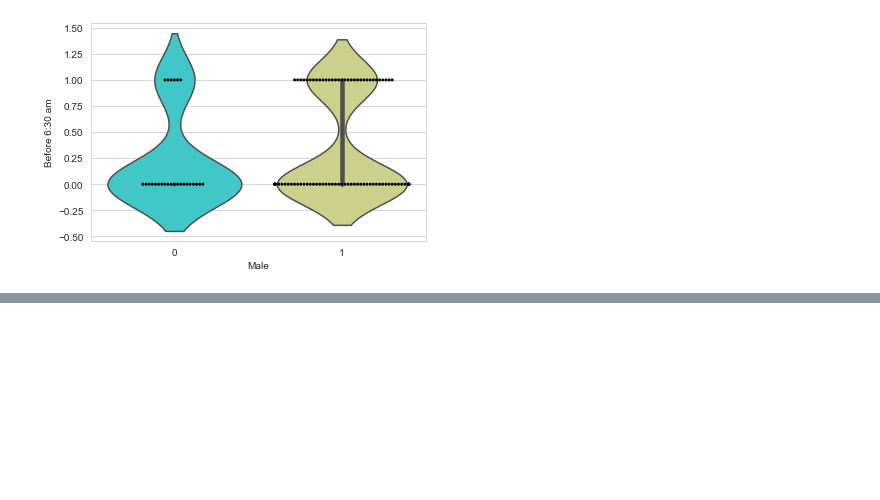
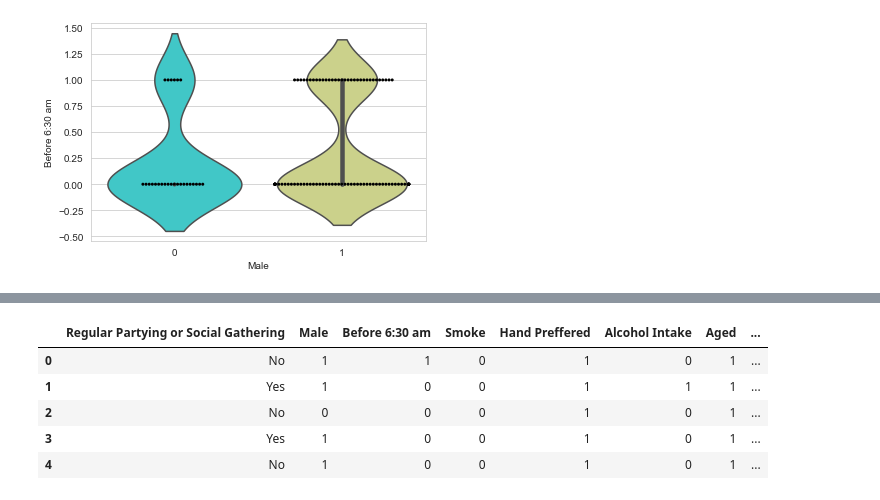
Before and after one commit to ManitejaPadigela/Understanding-Human-Behavior, a Jupyter notebook: HumanBehavior.ipynb, the cells around one changed output, grey strips where cells are left out. Saved outputs shown, nothing was run; the diff lists cells and outputs as text; code cells hidden in the pictures; blank space fills up the shorter version.

```diff
--- a/HumanBehavior.ipynb
+++ b/HumanBehavior.ipynb
@@ -131,0 +196,4 @@ sns.swarmplot(x="Male", y="Before 6:30 am", data=human_data,color='black',size=3
+# %%
+human_data.drop("Timestamp", axis=1, inplace=True)
+human_data.drop("Do you Drink", axis=1, inplace =True)
+human_data.drop("Dexterity", axis=1, inplace=True)
@@ -131,0 +292,13 @@ sns.swarmplot(x="Male", y="Before 6:30 am", data=human_data,color='black',size=3
+# %%
+human_data['Aged'] = human_data['Age'].apply(age)
+human_data['Before 10:30PM'] = human_data['Bed time'].apply(bedtime)
+human_data['Exercise'] = human_data['Do you Exercise'].apply(exercise)
+human_data['Drink type'] = human_data['Most Preferred'].apply(drinktype)
+human_data['Entertainment'] = human_data['Mostly time Spent on'].apply(typeSpent)
+human_data['Games type'] = human_data['Which games do you play or Preferred'].apply(typeGame)
+#human_data['Outdoor Partying'] = human_data['Regular Partying or Social Gathering'].apply(partying)
+human_data['Food Type'] = human_data['Food Preferred'].apply(food)
+human_data['Marriage status'] = human_data['Marital Status'].apply(maritalStatus)
+human_data['Employment type'] = human_data['Employment Status'].apply(empStatus)
+human_data['Stays'] = human_data['Stays at'].apply(stay)
+human_data['Time Type'] = human_data['Are you'].apply(timeType)
@@ -131,0 +315,22 @@ sns.swarmplot(x="Male", y="Before 6:30 am", data=human_data,color='black',size=3
+# %%
+human_data.drop("Age", axis=1, inplace=True)
+human_data.drop("Bed time", axis=1, inplace =True)
+human_data.drop("Do you Exercise", axis=1, inplace=True)
+human_data.drop("Most Preferred", axis=1, inplace=True)
+human_data.drop("Mostly time Spent on", axis=1, inplace =True)
+human_data.drop("Which games do you play or Preferred", axis=1, inplace=True)
+human_data.drop("Food Preferred", axis=1, inplace=True)
+human_data.drop("Marital Status", axis=1, inplace =True)
+human_data.drop("Employment Status", axis=1, inplace=True)
+human_data.drop("Stays at", axis=1, inplace =True)
+human_data.drop("Are you", axis=1, inplace=True)
+#human_data.drop("Regular Partying or Social Gathering", axis=1, inplace=True)
+# %%
+human_data.head()
+# %% [output]
+|  | Regular Partying or Social Gathering | Male | Before 6:30 am | Smoke | Hand Preffered | Alcohol Intake | Aged | ... |
+| 0 | No | 1 | 1 | 0 | 1 | 0 | 1 | ... |
+| 1 | Yes | 1 | 0 | 0 | 1 | 1 | 1 | ... |
+| 2 | No | 0 | 0 | 0 | 1 | 0 | 1 | ... |
+| 3 | Yes | 1 | 0 | 0 | 1 | 0 | 1 | ... |
+| 4 | No | 1 | 0 | 0 | 1 | 0 | 1 | ... |
```
Also changed, not shown: parts of 61 cells of this notebook.
